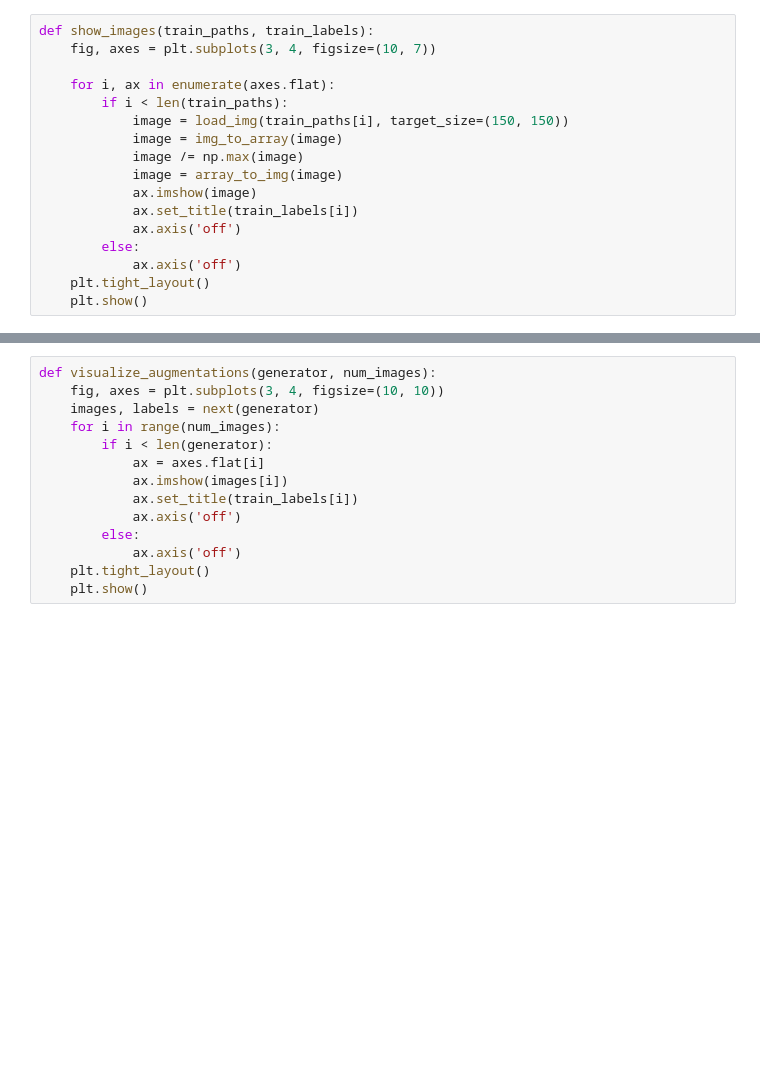
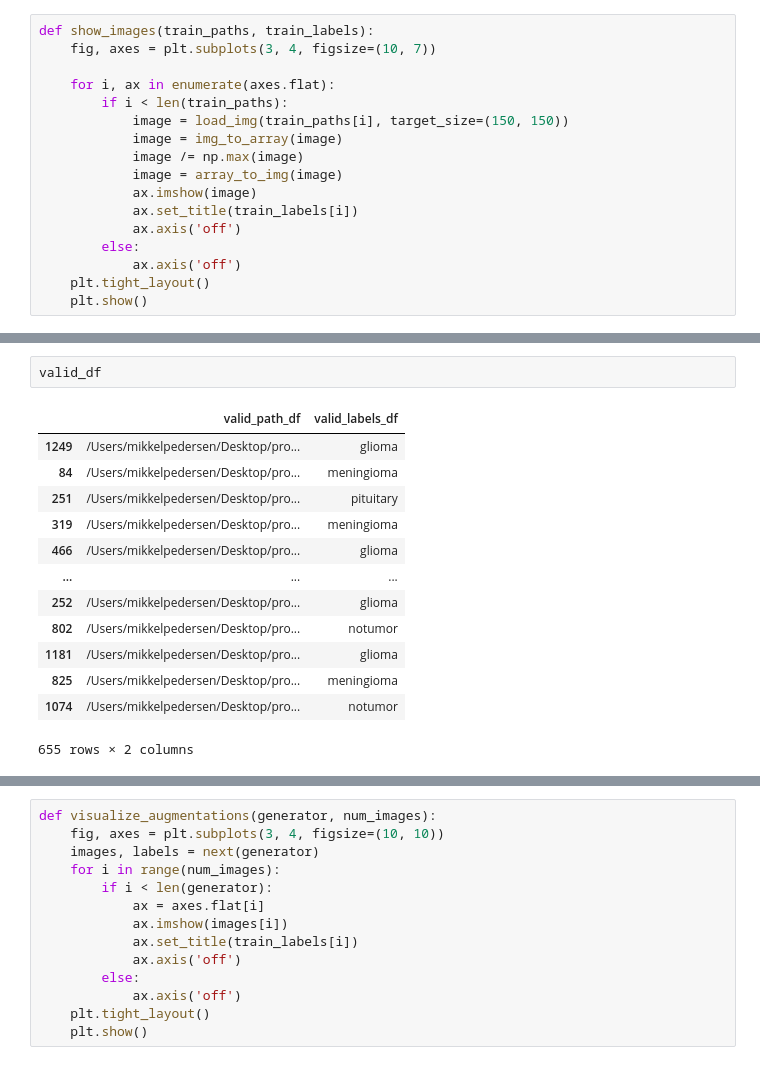
Before and after one commit to Mikkelml/brain_project, a Jupyter notebook: brain_img_classifier.ipynb, the cells around one changed output, grey strips where cells are left out. Drawn from its saved outputs; the diff is of its cells as text; blank space fills up the shorter version.

```diff
--- a/brain_img_classifier.ipynb
+++ b/brain_img_classifier.ipynb
@@ -172,3 +227,19 @@ show_images(train_paths[starting:ending], train_labels[starting:ending])
+# %%
+valid_df
+# %% [output]
+|  | valid_path_df | valid_labels_df |
+| 1249 | /Users/mikkelpedersen/Desktop/pro... | glioma |
+| 84 | /Users/mikkelpedersen/Desktop/pro... | meningioma |
+| 251 | /Users/mikkelpedersen/Desktop/pro... | pituitary |
+| 319 | /Users/mikkelpedersen/Desktop/pro... | meningioma |
+| 466 | /Users/mikkelpedersen/Desktop/pro... | glioma |
+| ... | ... | ... |
+| 252 | /Users/mikkelpedersen/Desktop/pro... | glioma |
+| 802 | /Users/mikkelpedersen/Desktop/pro... | notumor |
+| 1181 | /Users/mikkelpedersen/Desktop/pro... | glioma |
+| 825 | /Users/mikkelpedersen/Desktop/pro... | meningioma |
+| 1074 | /Users/mikkelpedersen/Desktop/pro... | notumor |
+655 rows × 2 columns
 # %%
 img_size = (150,150)
 batch_size = 32
```
Also changed, not shown: parts of 30 cells of this notebook.
